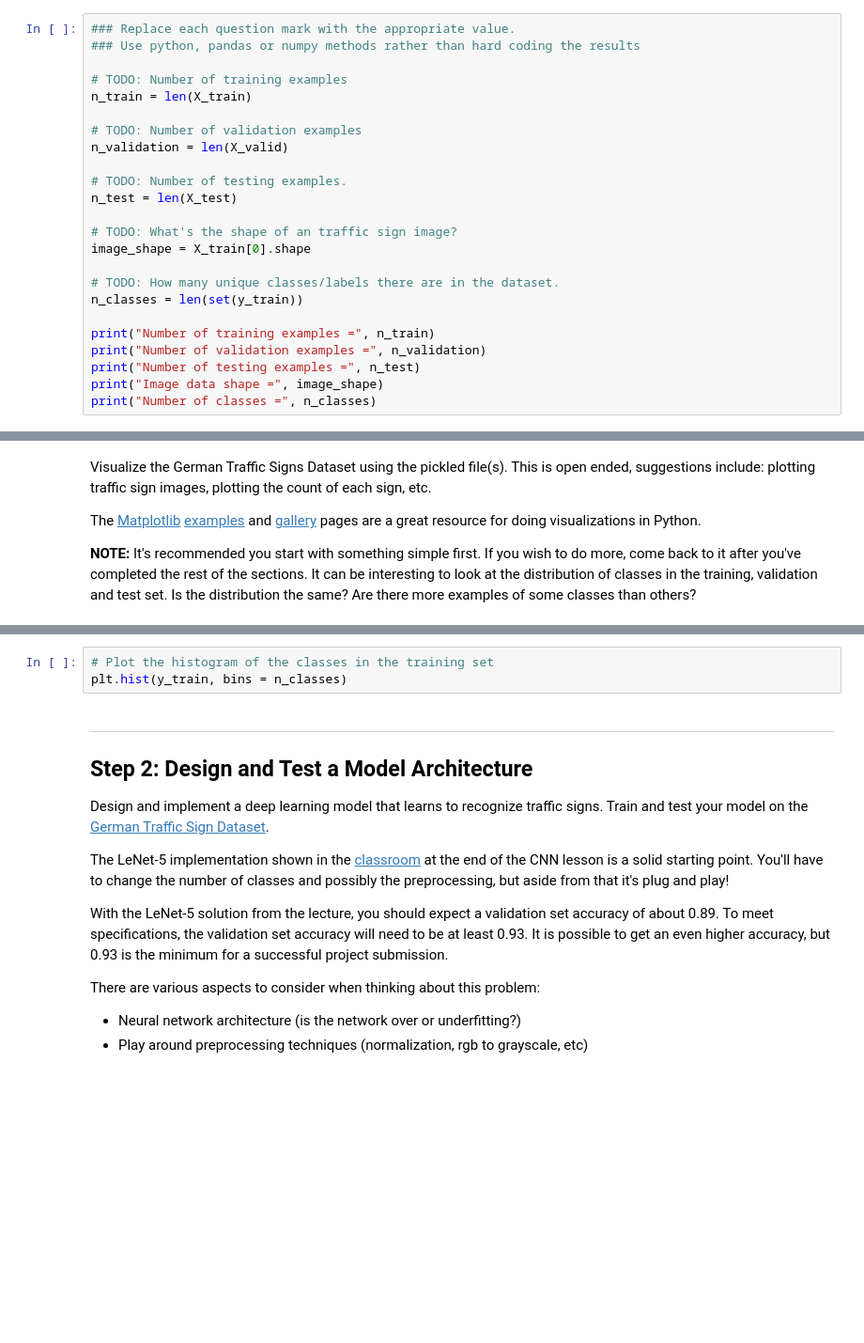
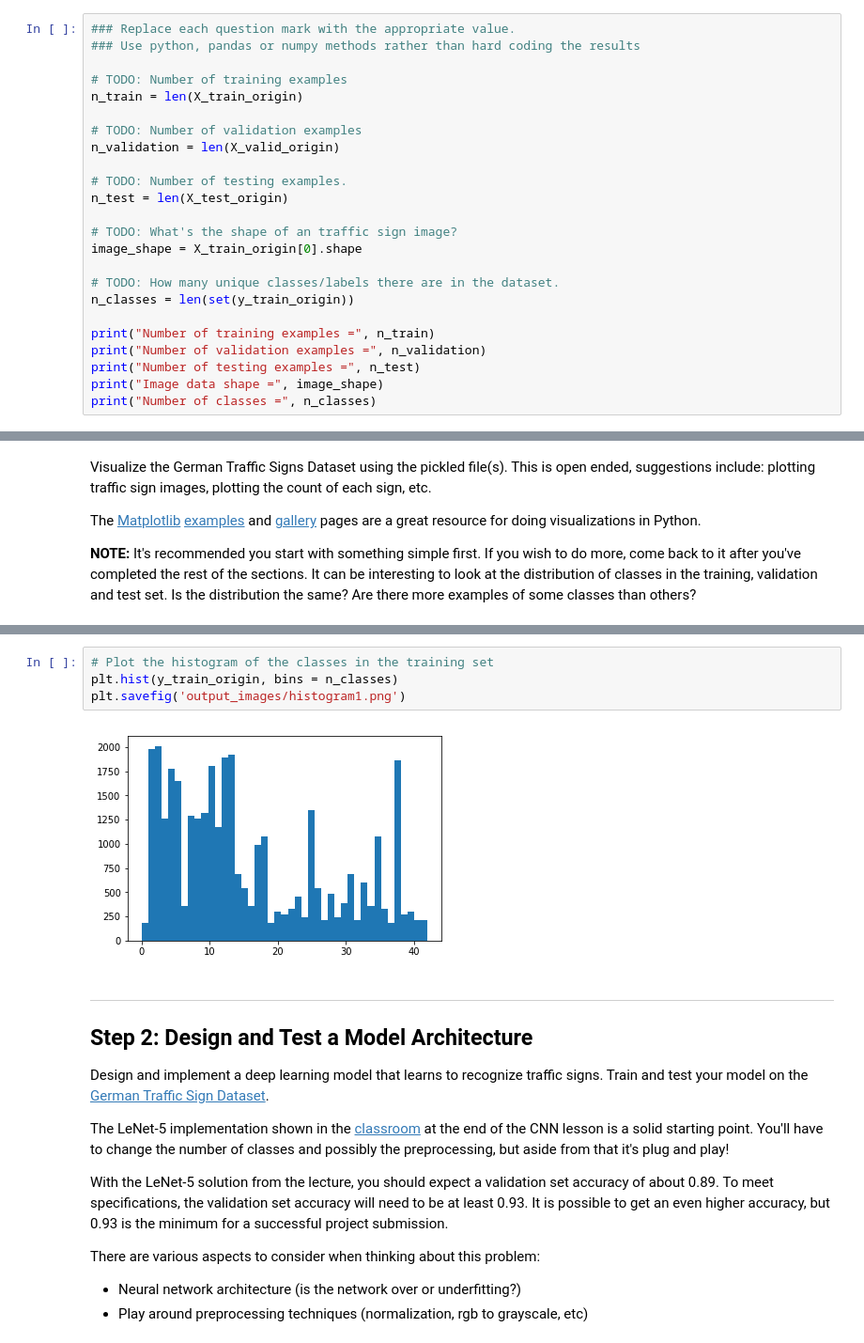
Before and after one commit to ChengJoyceJi/CarND-Traffic-Sign-Classifier-Project, a Jupyter notebook: Traffic_Sign_Classifier.ipynb, the cells around one changed output, grey strips where cells are left out. Shown: that part at 94% size. Drawn from its saved outputs; the diff is of its cells as text; blank space fills up the shorter version.

```diff
--- a/Traffic_Sign_Classifier.ipynb
+++ b/Traffic_Sign_Classifier.ipynb
@@ -59,19 +57,19 @@ Complete the basic data summary below. Use python, numpy and/or pandas methods t
 ### Use python, pandas or numpy methods rather than hard coding the results
 
 # TODO: Number of training examples
-n_train = len(X_train)
+n_train = len(X_train_origin)
 
 # TODO: Number of validation examples
-n_validation = len(X_valid)
+n_validation = len(X_valid_origin)
 
 # TODO: Number of testing examples.
-n_test = len(X_test)
+n_test = len(X_test_origin)
 
 # TODO: What's the shape of an traffic sign image?
-image_shape = X_train[0].shape
+image_shape = X_train_origin[0].shape
 
 # TODO: How many unique classes/labels there are in the dataset.
-n_classes = len(set(y_train))
+n_classes = len(set(y_train_origin))
 
 print("Number of training examples =", n_train)
 print("Number of validation examples =", n_validation)
@@ -103,6 +139,9 @@ print(y_train[index])
 # %%
 # Plot the histogram of the classes in the training set
-plt.hist(y_train, bins = n_classes)
+plt.hist(y_train_origin, bins = n_classes)
+plt.savefig('output_images/histogram1.png')
+# %% [output]
+[figure, added]
 # %% [markdown]
 ----
 
```
Also changed, not shown: parts of 28 cells of this notebook, 3 other files.
